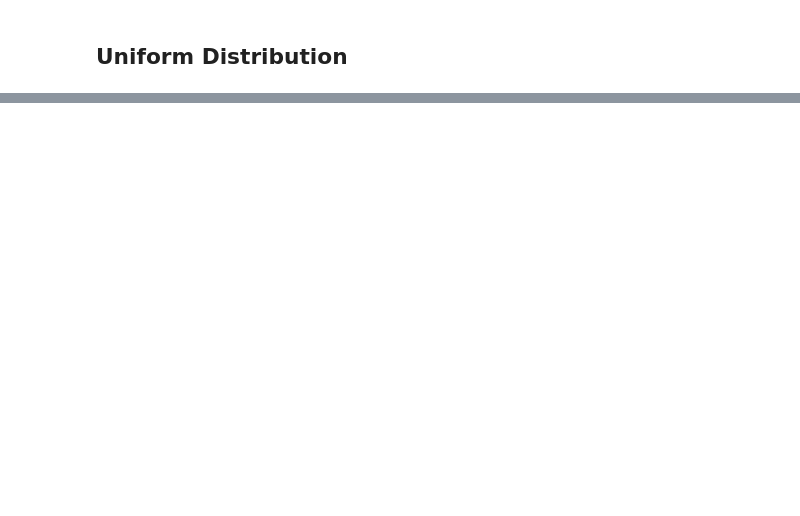
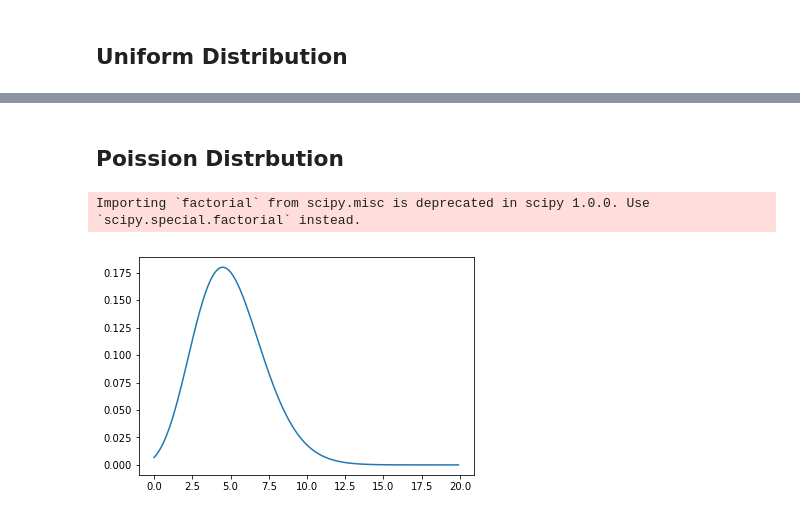
Before and after one commit to roisinanglim/numpy-random, a Jupyter notebook: numpy-random.ipynb, the cells around one changed output, grey strips where cells are left out. Cells and saved outputs as stored; diff of their text form; code cells hidden in the pictures; blank space fills up the shorter version.

```diff
--- a/numpy-random.ipynb
+++ b/numpy-random.ipynb
@@ -97,0 +99,15 @@ plt.show()
+# %% [markdown]
+## Poission Distrbution
+# %%
+import numpy as np
+import matplotlib.pyplot as plt
+from scipy.misc import factorial
+
+t = np.arange(0, 20, 0.1)
+d = np.exp(-5)*np.power(5, t)/factorial(t)
+
+plt.plot(t, d)
+plt.show()
+# %% [output]
+Importing `factorial` from scipy.misc is deprecated in scipy 1.0.0. Use `scipy.special.factorial` instead.
+[figure, added]
```
Also changed, not shown: parts of 5 cells of this notebook.
